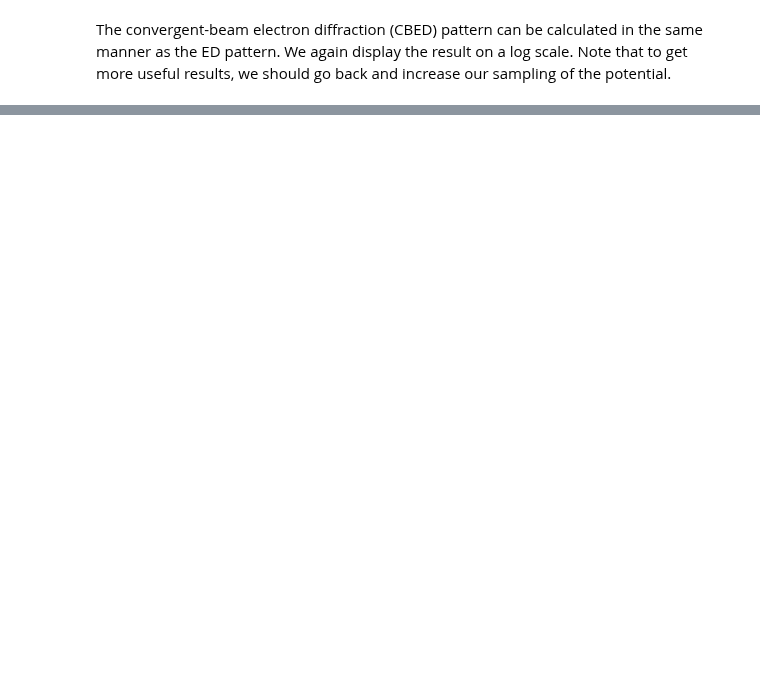
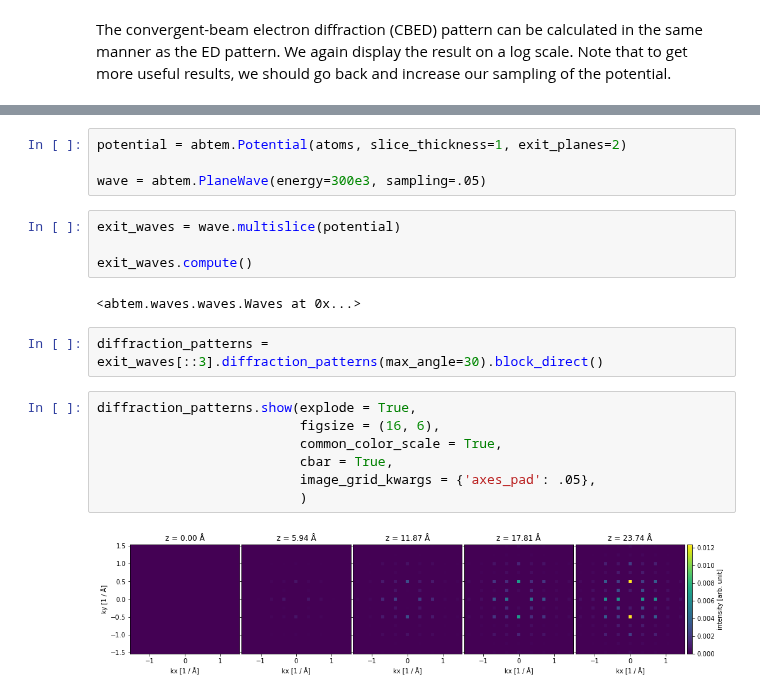
Before and after one commit to abTEM/abTEM, a Jupyter notebook: docs/source/walkthrough/04_multislice.ipynb, the cells around one changed output, grey strips where cells are left out. Drawn from its saved outputs; the diff is of its cells as text; blank space fills up the shorter version.

```diff
--- a/docs/source/walkthrough/04_multislice.ipynb
+++ b/docs/source/walkthrough/04_multislice.ipynb
@@ -132,0 +110,21 @@ NameError: name 'sss' is not defined
+# %%
+potential = abtem.Potential(atoms, slice_thickness=1, exit_planes=2)
+
+wave = abtem.PlaneWave(energy=300e3, sampling=.05)
+# %%
+exit_waves = wave.multislice(potential)
+
+exit_waves.compute()
+# %% [output]
+<abtem.waves.waves.Waves at 0x...>
+# %%
+diffraction_patterns = exit_waves[::3].diffraction_patterns(max_angle=30).block_direct()
+# %%
+diffraction_patterns.show(explode = True,
+                          figsize = (16, 6),
+                          common_color_scale = True,
+                          cbar = True,
+                          image_grid_kwargs = {'axes_pad': .05},
+                          )
+# %% [output]
+[figure, added]
```
Also changed, not shown: parts of 24 cells of this notebook, 4 other files.
